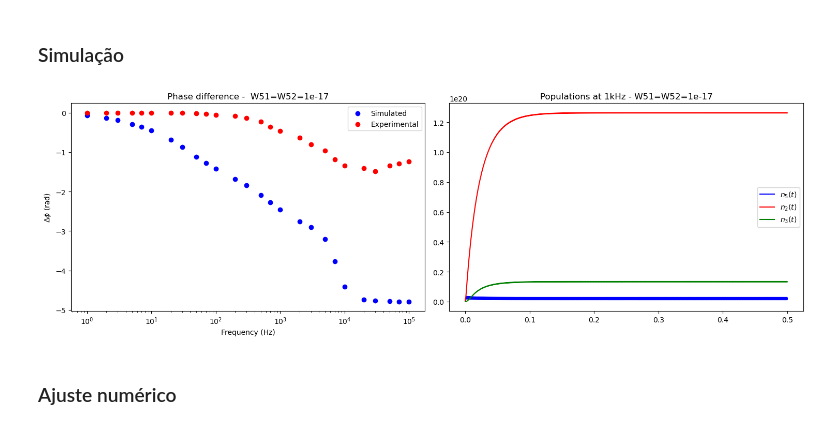
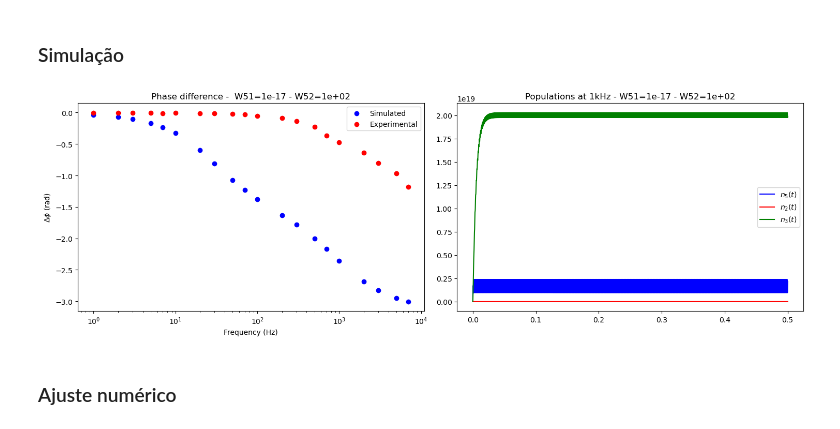
Before and after one commit to habakukc22/ode-system, a Jupyter notebook: ode-system.ipynb, the cells around one changed output. Drawn from its saved outputs; the diff is of its cells as text; code cells hidden in the pictures.

```diff
--- a/ode-system.ipynb
+++ b/ode-system.ipynb
@@ -87,7 +87,7 @@ P = 5.4e20    # fótons / (cm^2 * s) (baseado em 110 W/cm^2)
 
 #Estimativa inicial
 W51 = 1e-17
-W52 = W51
+W52 = 1e2
 
 amplitude = 0.5
 offset = 0.8
@@ -172,7 +172,7 @@ def extrair_fase(t, n3, freq):
     return delta_fase
 # %%
 pd_simulated = []
-num_points = len(pd)
+num_points = 20 #len(pd)
 
 for freq in pd[:num_points,0]:
 
@@ -221,41 +221,41 @@ _, axs = plt.subplots(1,2, figsize=(15,5))
 
 axs[0].scatter(pd_simulated[:,0], np.unwrap(pd_simulated[:,1]), color="blue", label="Simulated")
 axs[0].scatter(pd[:num_points,0], pd[:num_points,1], color="red", label="Experimental")
-axs[0].set_title("Phase difference - " + f" W51=W52={W51:.2}")
+axs[0].set_title("Phase difference - " + f" W51={W51:.2} - W52={W52:.2}")
 axs[0].set_ylabel("$\Delta \phi$ (rad)")
 axs[0].set_xlabel("Frequency (Hz)")
 axs[0].set_xscale("log")
 axs[0].legend(loc="best")
 # plt.legend()
 
 # Plot para 1kHz
 f=1000
 t_span = (0, 1/f * 500) # Simula alguns ciclos
 
 y0 = [0, 0, 0]
 
 t_eval = np.linspace(t_span[0], t_span[-1], 10000)
 
 sol_1kHz = solve_ivp(
     odes,
     t_span,
     y0,
     t_eval=t_eval,
     args=(W51, W52, f),
     # method="BDF",
     method="Radau",
     )
 
 axs[1].plot(sol_1kHz.t, sol_1kHz.y[0], "blue", label="$n_5(t)$")
 axs[1].plot(sol_1kHz.t, sol_1kHz.y[1], "red" ,label="$n_2(t)$")
 axs[1].plot(sol_1kHz.t, sol_1kHz.y[2], "green" ,label="$n_3(t)$")
-axs[1].set_title("Populations at 1kHz -" + f" W51=W52={W51:.2}")
+axs[1].set_title("Populations at 1kHz -" + f" W51={W51:.2} - W52={W52:.2}")
 axs[1].legend(loc="best")
 
 plt.tight_layout()
 plt.show()
 # %% [output]
-[figure, old version]
+[figure, new version]
 # %% [markdown]
 ### Ajuste numérico
 # %%
```
Also changed, not shown: 3 other files.
